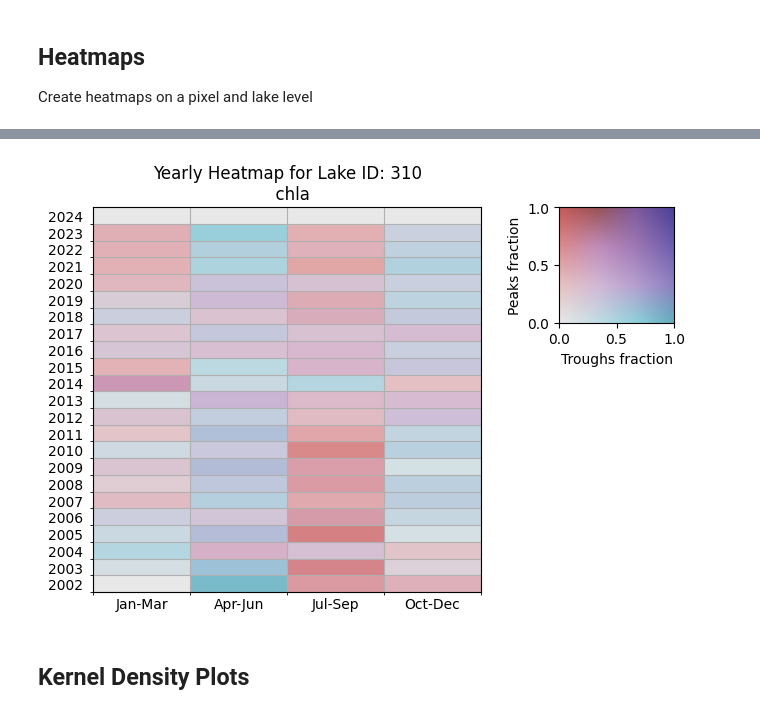
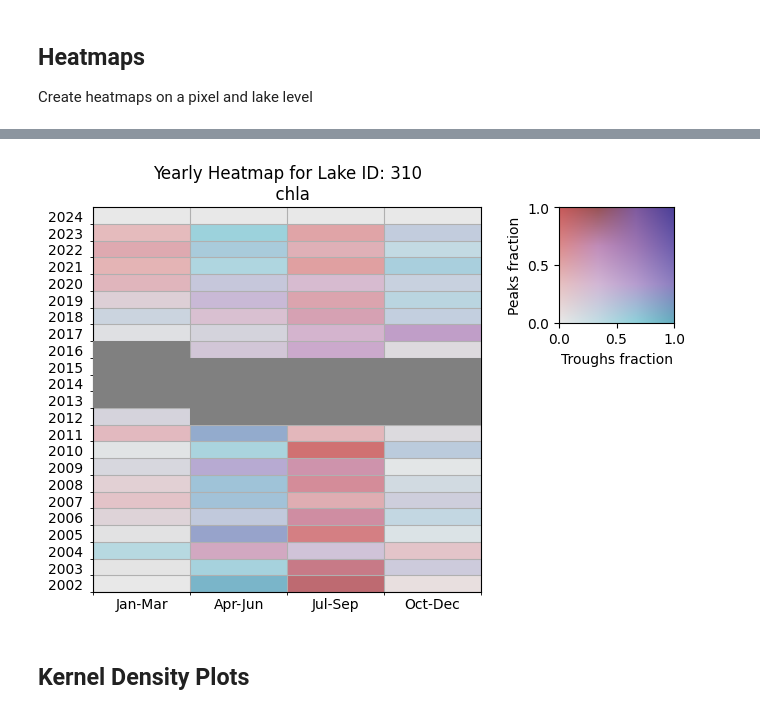
Before and after one commit to eawag-surface-waters-research/cci-cyano-production, a Jupyter notebook: notebooks/example_plotting.ipynb, the cells around one changed output, grey strips where cells are left out. Saved outputs shown, nothing was run; the diff lists cells and outputs as text; code cells hidden in the pictures.

Commit message:
added option to mask cells in hetamaps

```diff
--- a/notebooks/example_plotting.ipynb
+++ b/notebooks/example_plotting.ipynb
@@ -251,8 +259,13 @@ plt.show()
 # %%
-fig, ax = chla_v3.yearly_heatmap_lake(color_scheme='teal-red', qa={0})
+
+modis_gap = ["2012 Apr-Jun", "2012 Jul-Sep", "2012 Oct-Dec","2013 Jan-Mar", "2013 Apr-Jun",
+             "2013 Jul-Sep", "2013 Oct-Dec","2014 Jan-Mar","2014 Apr-Jun", "2014 Jul-Sep",
+             "2014 Oct-Dec","2015 Jan-Mar","2015 Apr-Jun", "2015 Jul-Sep", "2015 Oct-Dec", "2016 Jan-Mar"]
+
+fig, ax = chla_v3.yearly_heatmap_lake(color_scheme='teal-red', qa = {0}, mask_cells=modis_gap)
 plt.show()
 # %% [output]
-[figure, old version]
+[figure, new version]
 # %% [markdown]
 ## Kernel Density Plots
 # %%
```
Also changed, not shown: parts of 2 cells of this notebook, 1 other file.
